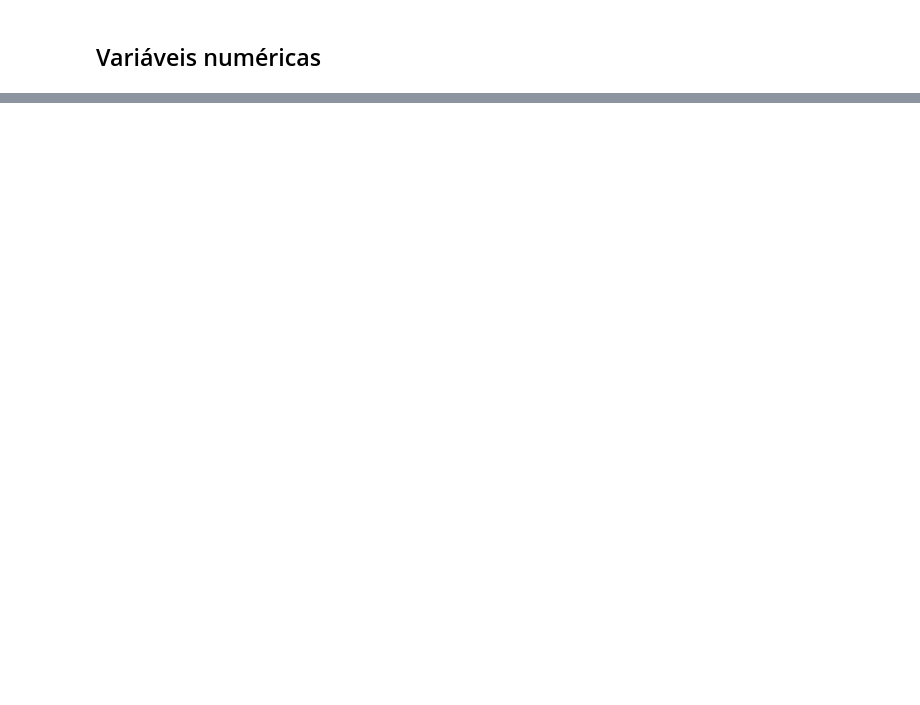
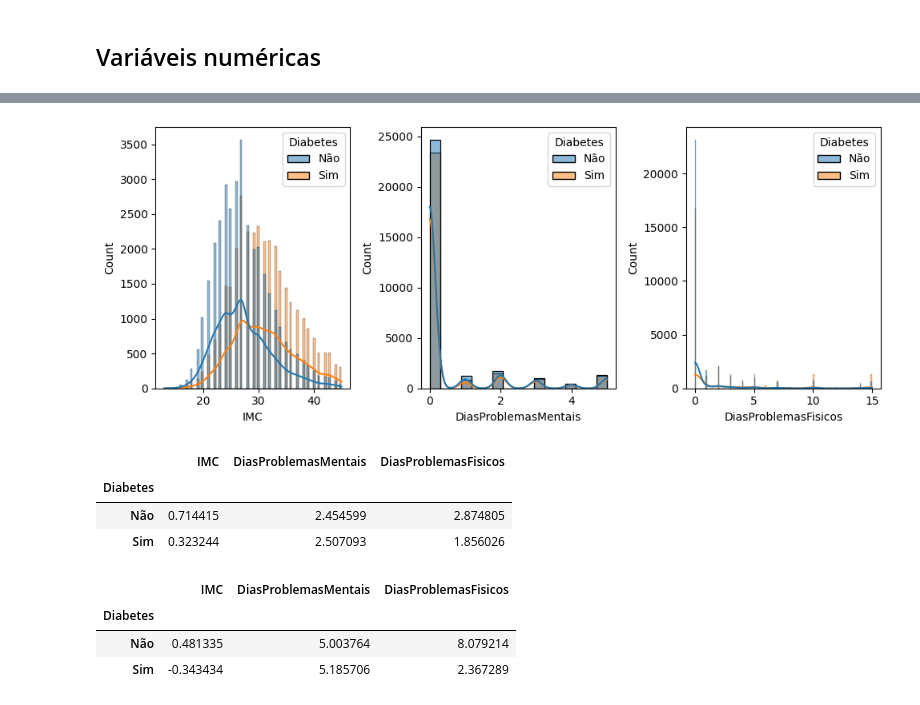
Before and after one commit to stephanyresque/Projeto-Diabetes, a Jupyter notebook: projeto/analise.ipynb, the cells around one changed output, grey strips where cells are left out. Drawn from its saved outputs; the diff is of its cells as text; code cells hidden in the pictures; blank space fills up the shorter version.

```diff
--- a/projeto/analise.ipynb
+++ b/projeto/analise.ipynb
@@ -135,0 +310,24 @@ colunas_nao_binarias
+# %%
+fig, axs = plt.subplots(1, 3, figsize=(10,4))
+
+for ax, coluna in zip(axs, colunas_numericas):
+    sns.histplot(data = df_sem_out, x = coluna, hue = coluna_alvo, kde = True,ax = ax)
+
+plt.tight_layout()
+plt.show()
+# %% [output]
+[figure, added]
+# %%
+df_sem_out.groupby(coluna_alvo, observed=False).skew(numeric_only=True)
+# %% [output]
+|  | IMC | DiasProblemasMentais | DiasProblemasFisicos |
+| Diabetes |  |  |  |
+| Não | 0.714415 | 2.454599 | 2.874805 |
+| Sim | 0.323244 | 2.507093 | 1.856026 |
+# %%
+df_sem_out.groupby(coluna_alvo, observed=False)[colunas_numericas].apply(pd.DataFrame.kurtosis)
+# %% [output]
+|  | IMC | DiasProblemasMentais | DiasProblemasFisicos |
+| Diabetes |  |  |  |
+| Não | 0.481335 | 5.003764 | 8.079214 |
+| Sim | -0.343434 | 5.185706 | 2.367289 |
```
Also changed, not shown: parts of 25 cells of this notebook.
